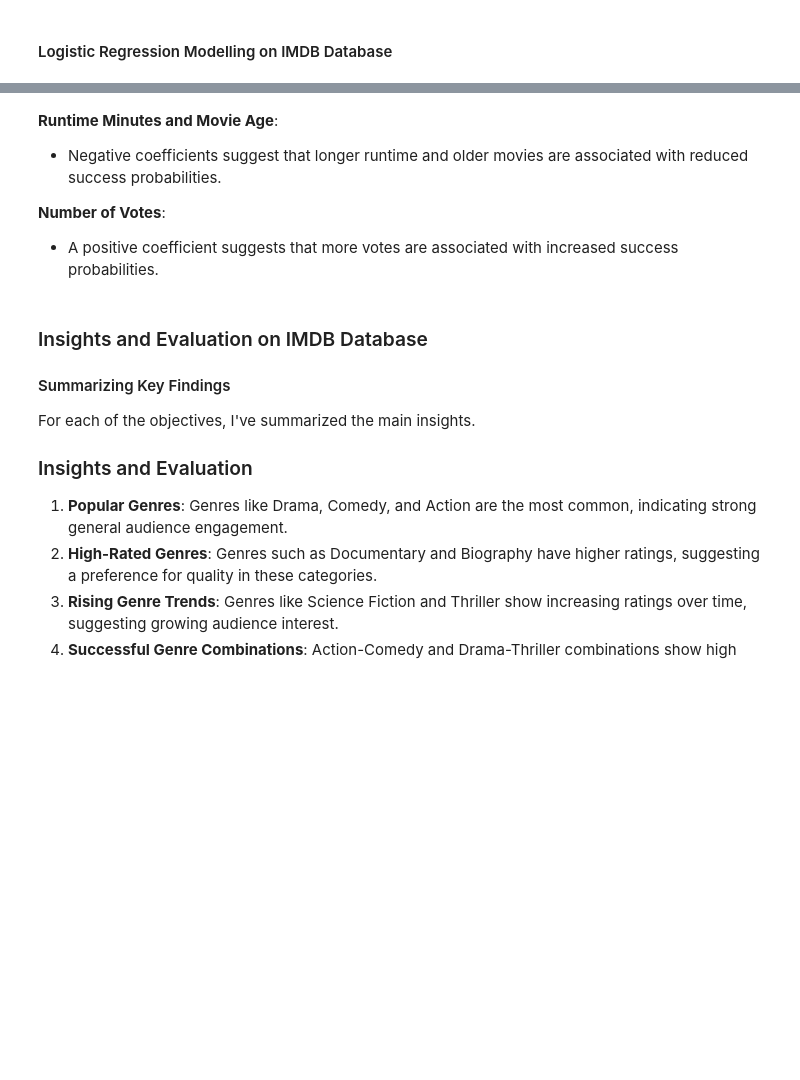
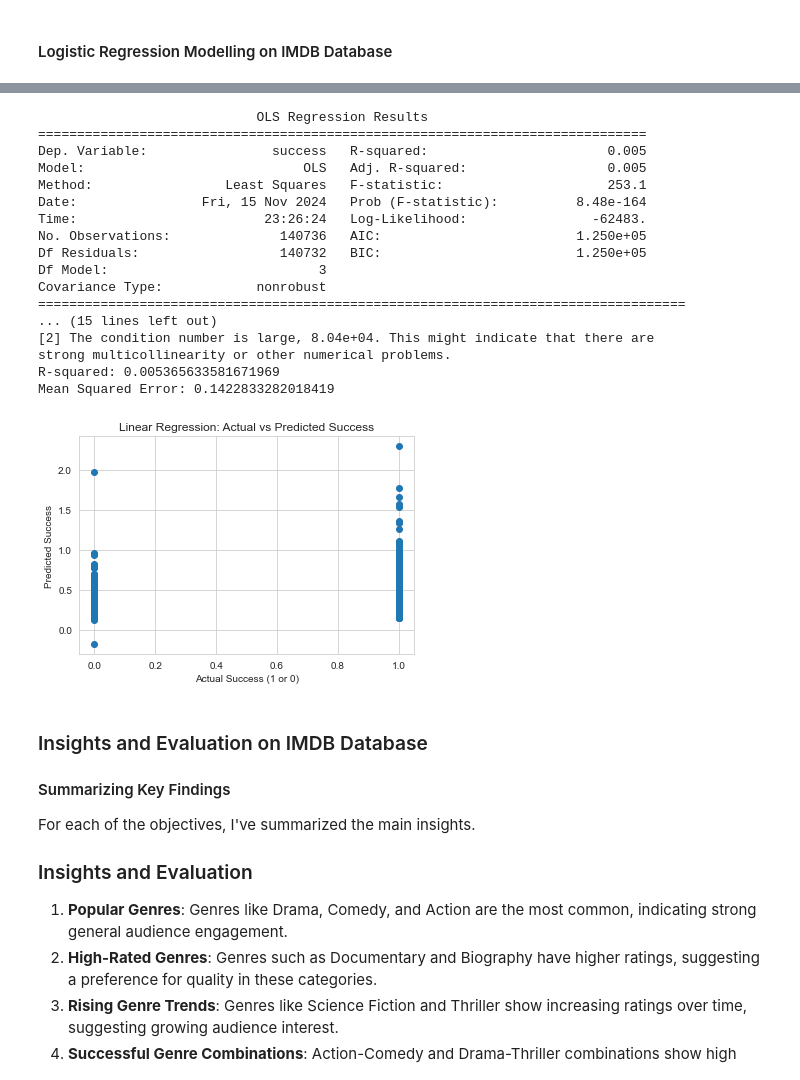
Before and after one commit to Otim135/group3-phase2-project, a Jupyter notebook: Index.ipynb, the cells around one changed output, grey strips where cells are left out. Drawn from its saved outputs; the diff is of its cells as text; code cells hidden in the pictures; blank space fills up the shorter version.

```diff
--- a/Index.ipynb
+++ b/Index.ipynb
@@ -1363,9 +1337,0 @@ Missing values in target variable:
-# %%
-# Replace missing values in X with the median of each column
-X = X.fillna(X.median())
-
-# Replace infinite values in X with large finite values (e.g., max or min of the column)
-X = X.replace([np.inf, -np.inf], np.nan).fillna(X.median())
-
-# Remove rows with missing target values
-data = data.dropna(subset=['success'])
@@ -1425,11 +1338,56 @@ Accuracy: 0.8277
-# %% [markdown]
-**Runtime Minutes and Movie Age**:
-
-  * Negative coefficients suggest that longer runtime and older movies are associated with reduced success probabilities.
-
-**Number of Votes**:
-
-  * A positive coefficient suggests that more votes are associated with increased success probabilities.
+# %%
+# Step 1: Merge movie_basics and movie_ratings by movie_id
+data = pd.merge(movie_basics, movie_ratings, on='movie_id', how='left')
+# Step 2: Create the 'success' column based on averagerating (1 if rating > 7, else 0)
+success_threshold = 7
+data['success'] = np.where(data['averagerating'] > success_threshold, 1, 0)
+# Step 3: Create movie age (current year - start year)
+data['movie_age'] = 2024 - data['start_year']  # Assuming current year is 2024
+# Step 5: Add a constant (intercept) term to the model
+X = sm.add_constant(X)
+# Step 6: Define the target variable 'success' (dependent variable)
+y = data['success']
+
+# Step 7: Train the Linear Regression model (OLS - Ordinary Least Squares)
+model = sm.OLS(y, X)  # OLS model for linear regression
+result = model.fit()  # Fit the model
+
+# Step 8: Output model summary
+print(result.summary())
+
+# Step 9: Make predictions (continuous values, not probabilities)
+y_pred = result.predict(X)
+
+# Step 10: Evaluate the model using R-squared and Mean Squared Error
+r2 = result.rsquared  # R-squared value
+mse = np.mean((y - y_pred)**2)  # Mean Squared Error
+print(f'R-squared: {r2}')
+print(f'Mean Squared Error: {mse}')
+# Step 11: Visualize the predictions vs actual values (optional)
+plt.scatter(y, y_pred)
+plt.xlabel('Actual Success (1 or 0)')
+plt.ylabel('Predicted Success')
+plt.title('Linear Regression: Actual vs Predicted Success')
+plt.show()
+# %% [output]
+                            OLS Regression Results
+==============================================================================
+Dep. Variable:                success   R-squared:                       0.005
+Model:                            OLS   Adj. R-squared:                  0.005
+Method:                 Least Squares   F-statistic:                     253.1
+Date:                Fri, 15 Nov 2024   Prob (F-statistic):          8.48e-164
+Time:                        23:26:24   Log-Likelihood:                -62483.
+No. Observations:              140736   AIC:                         1.250e+05
+Df Residuals:                  140732   BIC:                         1.250e+05
+Df Model:                           3
+Covariance Type:            nonrobust
+===================================================================================
+... (15 lines left out)
+[2] The condition number is large, 8.04e+04. This might indicate that there are
+strong multicollinearity or other numerical problems.
+R-squared: 0.005365633581671969
+Mean Squared Error: 0.1422833282018419
+[figure, added]
 # %% [markdown]
 ###  Insights and Evaluation on IMDB Database
 
```
Also changed, not shown: parts of 3 cells of this notebook.
